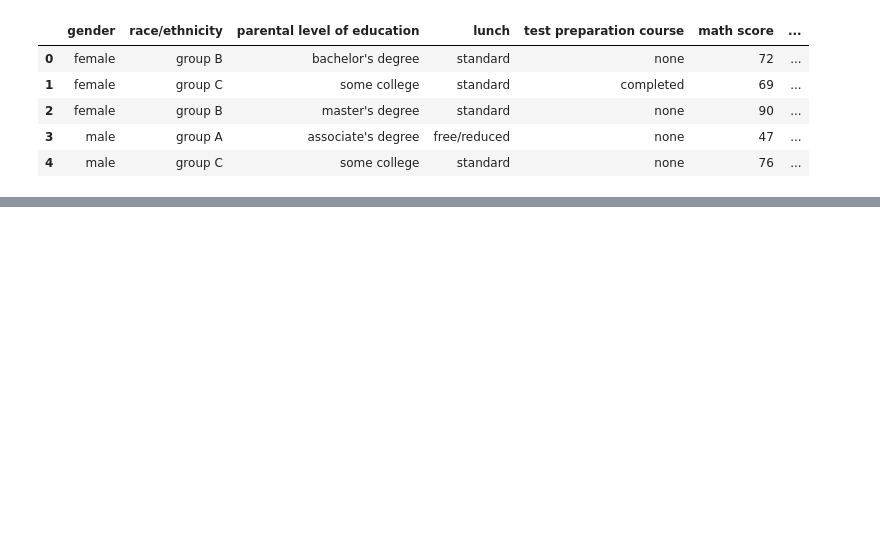
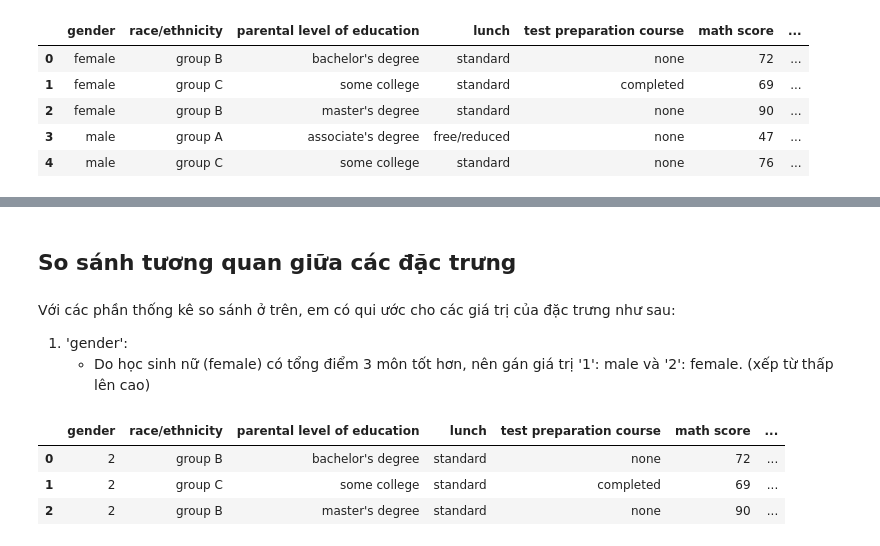
Before and after one commit to Kim-bk/bootstrap-sampling-method, a Jupyter notebook: data_science.ipynb, the cells around one changed output, grey strips where cells are left out. Drawn from its saved outputs; the diff is of its cells as text; code cells hidden in the pictures; blank space fills up the shorter version.

```diff
--- a/data_science.ipynb
+++ b/data_science.ipynb
@@ -287,3 +246,0 @@ Tính tổng số điểm của 3 môn của từng record
-# %%
-df['total score'] = df['math score'] + df['reading score'] + df['writing score']
-df.head()
@@ -313,0 +263,15 @@ Mọi giá trị na sẽ tự động bị loại trừ. Đối với bất kỳ
+# %% [markdown]
+So sánh tương quan giữa các đặc trưng
+------
+# %% [markdown]
+Với các phần thống kê so sánh ở trên, em có qui ước cho các giá trị của đặc trưng như sau:
+1. 'gender':
+    - Do học sinh nữ (female) có tổng điểm 3 môn tốt hơn, nên gán giá trị '1': male và '2': female. (xếp từ thấp lên cao)
+# %%
+df['gender'] = df['gender'].map({'male': 1, 'female':2})
+df[:3]
+# %% [output]
+|  | gender | race/ethnicity | parental level of education | lunch | test preparation course | math score | ... |
+| 0 | 2 | group B | bachelor's degree | standard | none | 72 | ... |
+| 1 | 2 | group C | some college | standard | completed | 69 | ... |
+| 2 | 2 | group B | master's degree | standard | none | 90 | ... |
```
Also changed, not shown: parts of 62 cells of this notebook.
